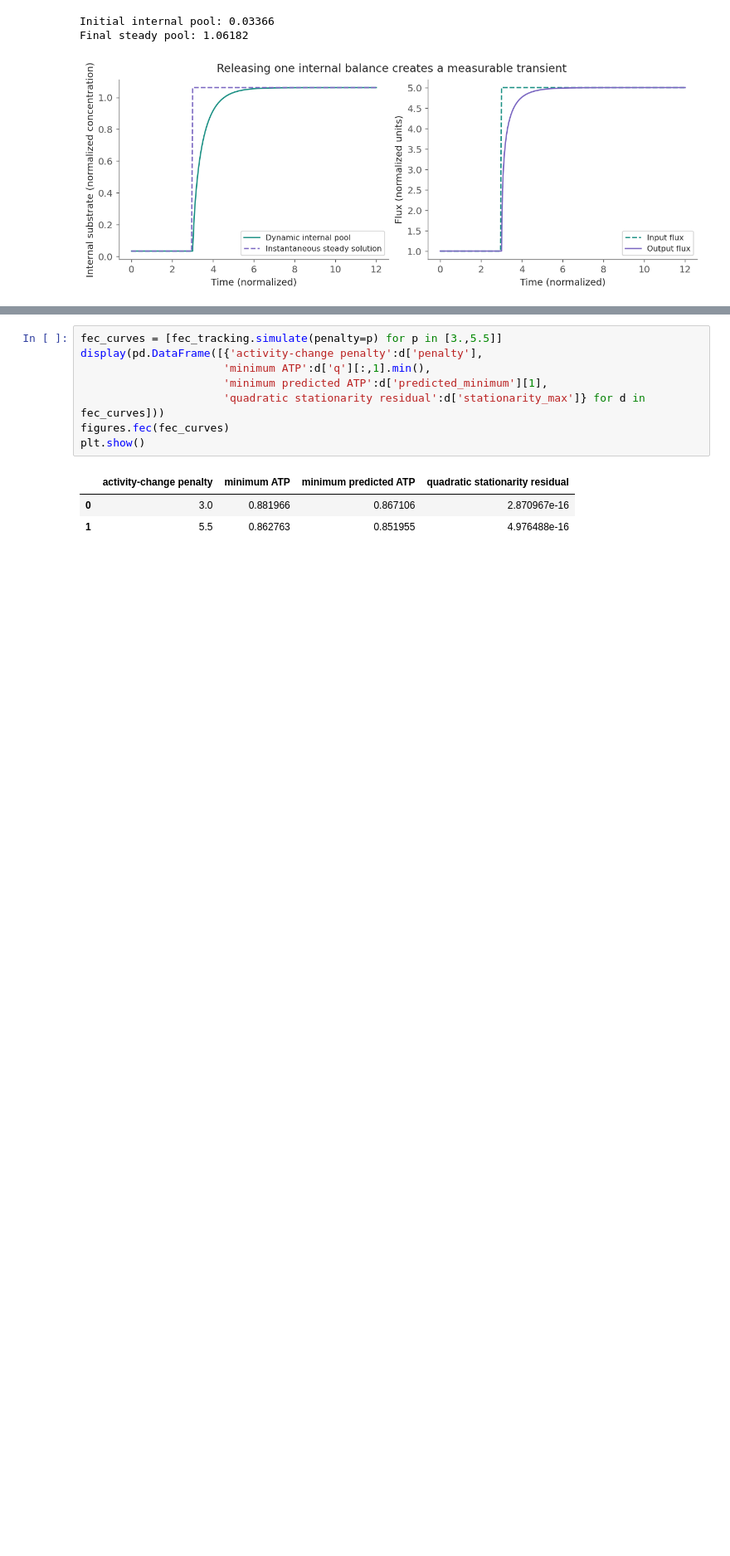
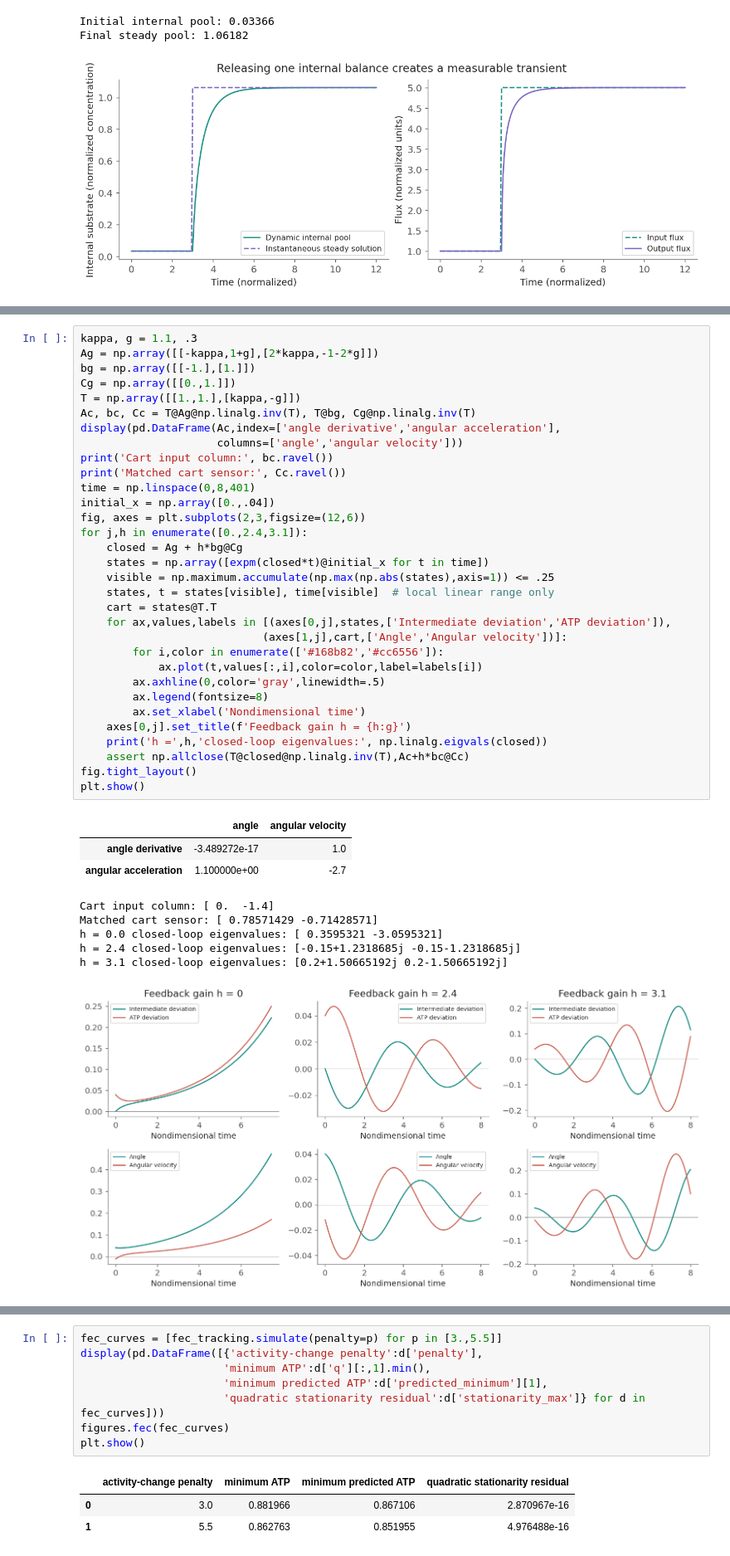
Before and after one commit to chemaoxfz/chemaoxfz.github.io, a Jupyter notebook: assets/ccbs/2026fall/demo-assets/lecture13/lecture13-live.ipynb, the cells around one changed output, grey strips where cells are left out. Shown at 83% size. Saved outputs shown, nothing was run; the diff lists cells and outputs as text; blank space fills up the shorter version.

```diff
--- a/assets/ccbs/2026fall/demo-assets/lecture13/lecture13-live.ipynb
+++ b/assets/ccbs/2026fall/demo-assets/lecture13/lecture13-live.ipynb
@@ -457 +770,43 @@ Final steady pool: 1.06182
+# %%
+kappa, g = 1.1, .3
+Ag = np.array([[-kappa,1+g],[2*kappa,-1-2*g]])
+bg = np.array([[-1.],[1.]])
+Cg = np.array([[0.,1.]])
+T = np.array([[1.,1.],[kappa,-g]])
+Ac, bc, Cc = T@Ag@np.linalg.inv(T), T@bg, Cg@np.linalg.inv(T)
+display(pd.DataFrame(Ac,index=['angle derivative','angular acceleration'],
+                     columns=['angle','angular velocity']))
+print('Cart input column:', bc.ravel())
+print('Matched cart sensor:', Cc.ravel())
+time = np.linspace(0,8,401)
+initial_x = np.array([0.,.04])
+fig, axes = plt.subplots(2,3,figsize=(12,6))
+for j,h in enumerate([0.,2.4,3.1]):
+    closed = Ag + h*bg@Cg
+    states = np.array([expm(closed*t)@initial_x for t in time])
+    visible = np.maximum.accumulate(np.max(np.abs(states),axis=1)) <= .25
+    states, t = states[visible], time[visible]  # local linear range only
+    cart = states@T.T
+    for ax,values,labels in [(axes[0,j],states,['Intermediate deviation','ATP deviation']),
+                            (axes[1,j],cart,['Angle','Angular velocity'])]:
+        for i,color in enumerate(['#168b82','#cc6556']):
+            ax.plot(t,values[:,i],color=color,label=labels[i])
+        ax.axhline(0,color='gray',linewidth=.5)
+        ax.legend(fontsize=8)
+        ax.set_xlabel('Nondimensional time')
+    axes[0,j].set_title(f'Feedback gain h = {h:g}')
+    print('h =',h,'closed-loop eigenvalues:', np.linalg.eigvals(closed))
+    assert np.allclose(T@closed@np.linalg.inv(T),Ac+h*bc@Cc)
+fig.tight_layout()
+plt.show()
+# %% [output]
+|  | angle | angular velocity |
+| angle derivative | -3.489272e-17 | 1.0 |
+| angular acceleration | 1.100000e+00 | -2.7 |
+Cart input column: [ 0.  -1.4]
+Matched cart sensor: [ 0.78571429 -0.71428571]
+h = 0.0 closed-loop eigenvalues: [ 0.3595321 -3.0595321]
+h = 2.4 closed-loop eigenvalues: [-0.15+1.2318685j -0.15-1.2318685j]
+h = 3.1 closed-loop eigenvalues: [0.2+1.50665192j 0.2-1.50665192j]
+[figure, added]
 # %% [markdown]
```
Also changed, not shown: parts of 54 cells of this notebook, 3 other files.
